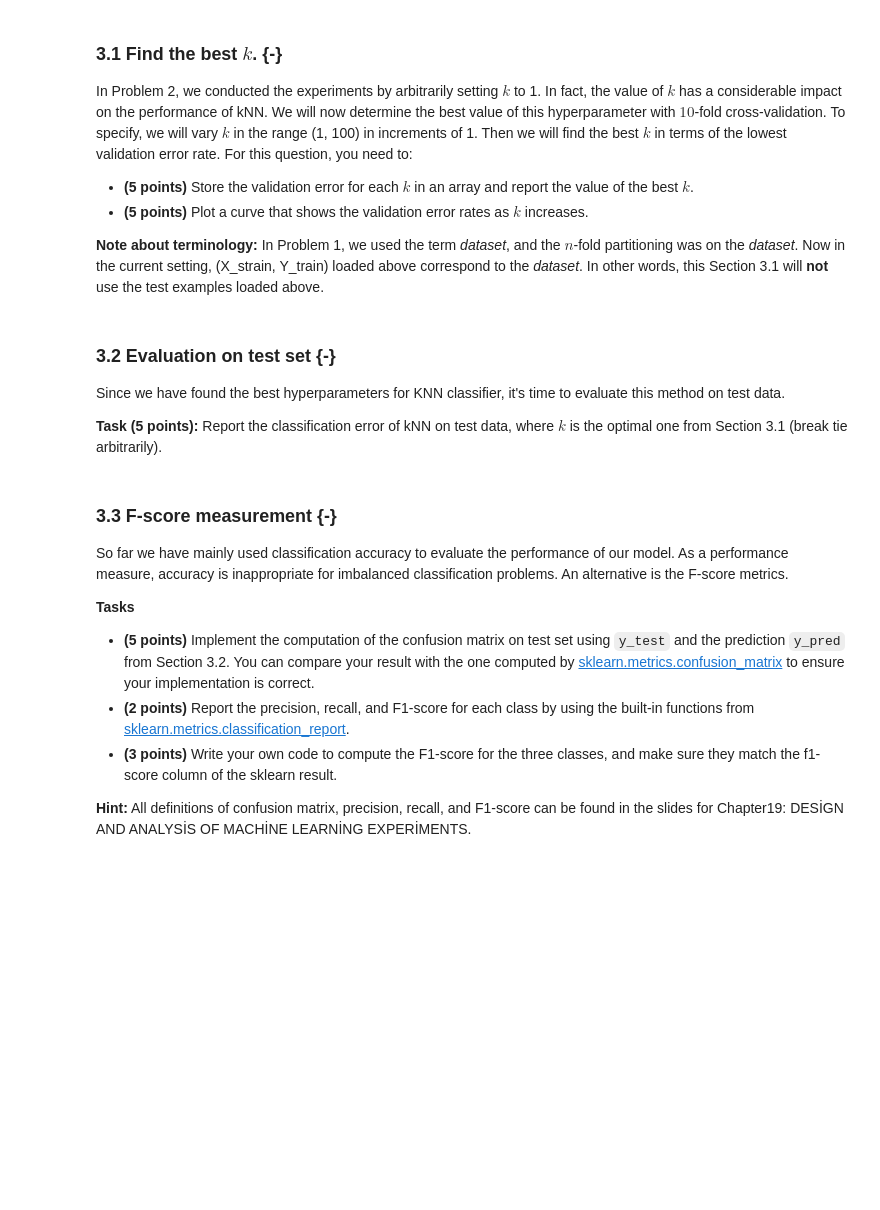
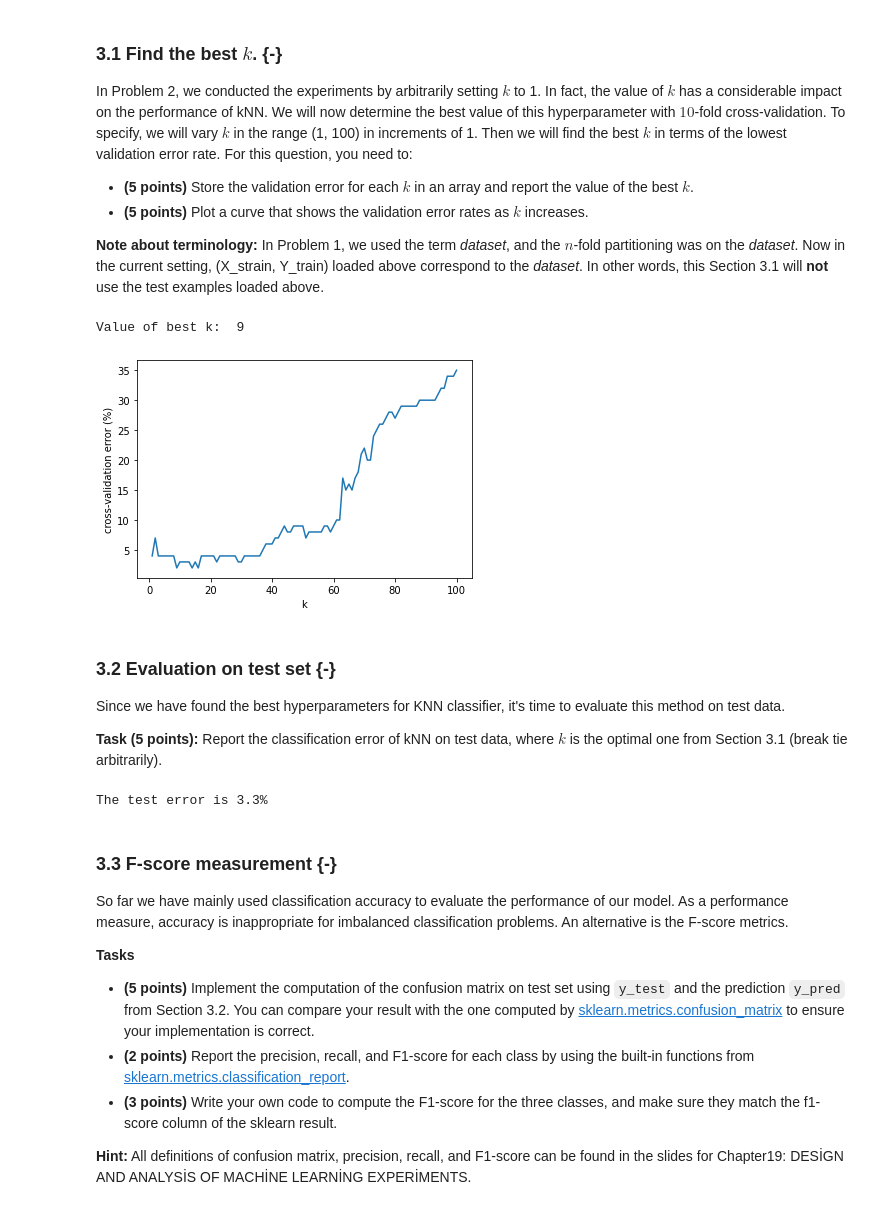
Before and after one commit to tanmaysarin/KnnAndCrossValidationAlgorithm, a Jupyter notebook: KNNandCrossValidation.ipynb, the cells around one changed output. Drawn from its saved outputs; the diff is of its cells as text; code cells hidden in the pictures; blank space fills up the shorter version.

```diff
--- a/KNNandCrossValidation.ipynb
+++ b/KNNandCrossValidation.ipynb
@@ -422,6 +415,24 @@ def cross_validation(classifier, X, Y, n, *args):
   np.random.seed(1)
   # *****START OF YOUR CODE (DO NOT DELETE/MODIFY THIS LINE)*****
 
+  errors = []
+  size = X.shape[0]
+  train_sets, val_sets = split_nfold(size, n)
+
+  for i in range(n):
+    train_index = train_sets[i]
+    val_index = val_sets[i]
+
+    X_train, X_val = X[train_index], X[val_index]
+    y_train, y_val = Y[train_index], Y[val_index]
+
+    ypred = knn_predict(X_val, X_train, y_train, *args)
+
+    error = compute_error_rate(ypred, y_val)
+    errors.append(error)
+
+  error_rate = sum(errors)/len(errors)
+
   # *****END OF YOUR CODE (DO NOT DELETE/MODIFY THIS LINE)*****
 
   return error_rate
@@ -615,15 +692,33 @@ For this question, you need to:
 # %%
 # Here is the pseudo code:
 # list_ks = 1,2,...,100
 # err_ks = 1D array of length 100
 # for k in list_ks:
 #   err_ks[k-1] = cross_validation under k
 # best_k = argmin(err_ks)+1
 # plot err_ks versus list_ks
 
 # *****START OF YOUR CODE (DO NOT DELETE/MODIFY THIS LINE)*****
 
+list_ks = list(range(1, 101))
+err_ks = np.zeros_like(list_ks)
+
+for k in list_ks:
+    err_ks[k-1] = cross_validation(knn_predict, X_train, Y_train, 10, k)
+
+best_k = np.argmin(err_ks)+1
+print("Value of best k: ", best_k)
+
+plt.figure()
+plt.plot(list_ks, err_ks)
+plt.xlabel('k')
+plt.ylabel('cross-validation error (%)')
+plt.show()
+
 # *****END OF YOUR CODE (DO NOT DELETE/MODIFY THIS LINE)*****
+# %% [output]
+Value of best k:  9
+[figure, added]
 # %% [markdown]
 ### 3.2 Evaluation on test set {-}
 Since we have found the best hyperparameters for KNN classifier, it's time to evaluate this method on test data.
@@ -638,7 +733,14 @@ Since we have found the best hyperparameters for KNN classifier, it's time to ev
 
 # *****START OF YOUR CODE (DO NOT DELETE/MODIFY THIS LINE)*****
 
+y_pred = knn_predict(X_test, X_train, Y_train, best_k)
+err_rate_best_k = compute_error_rate(y_pred, Y_test)
+
+print("The test error is {:.1f}%".format(err_rate_best_k))
+
 # *****END OF YOUR CODE (DO NOT DELETE/MODIFY THIS LINE)*****
+# %% [output]
+The test error is 3.3%
 # %% [markdown]
 ### 3.3 F-score measurement {-}
 So far we have mainly used classification accuracy to evaluate the performance of our model. As a performance measure, accuracy is inappropriate for imbalanced classification problems.
```
Also changed, not shown: parts of 7 cells of this notebook.
